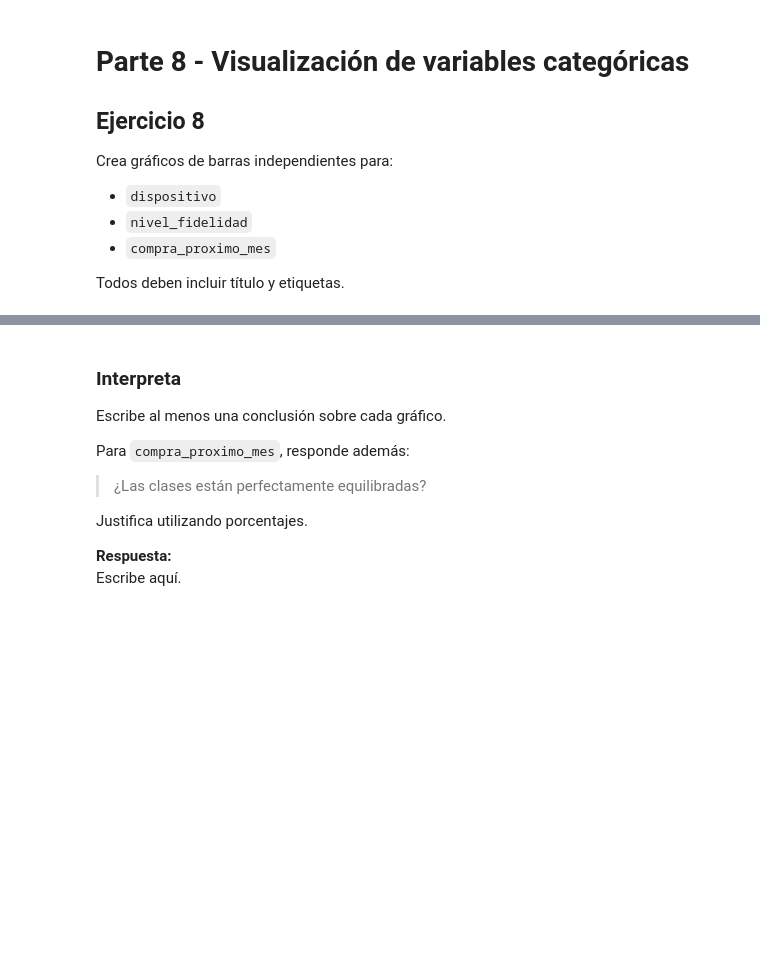
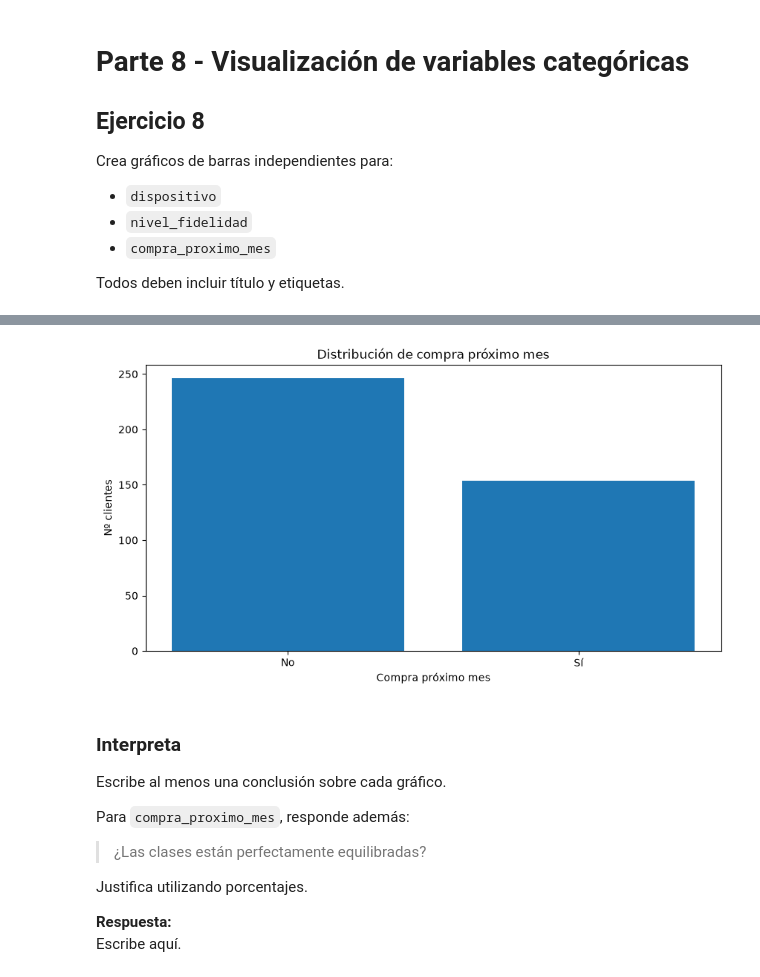
Before and after one commit to Dcuevasgil/sistemas-aprendizaje-automatico, a Jupyter notebook: UD2/practica-5/Practica_05.ipynb, the cells around one changed output, grey strips where cells are left out. Cells and saved outputs as stored; diff of their text form; code cells hidden in the pictures; blank space fills up the shorter version.

```diff
--- a/UD2/practica-5/Practica_05.ipynb
+++ b/UD2/practica-5/Practica_05.ipynb
@@ -497,3 +580,15 @@ Todos deben incluir título y etiquetas.
+# %%
+# TODO: gráfico de barras de compra_proximo_mes
+conteos_compra = df["compra_proximo_mes"].value_counts()
+
+plt.figure(figsize=(10, 5))
+plt.bar(conteos_compra.index, conteos_compra.values)
+plt.xlabel("Compra próximo mes")
+plt.ylabel("Nº clientes")
+plt.title("Distribución de compra próximo mes")
+plt.show()
+# %% [output]
+[figure, added]
 # %% [markdown]
 ### Interpreta
 
```
Also changed, not shown: parts of 18 cells of this notebook.
